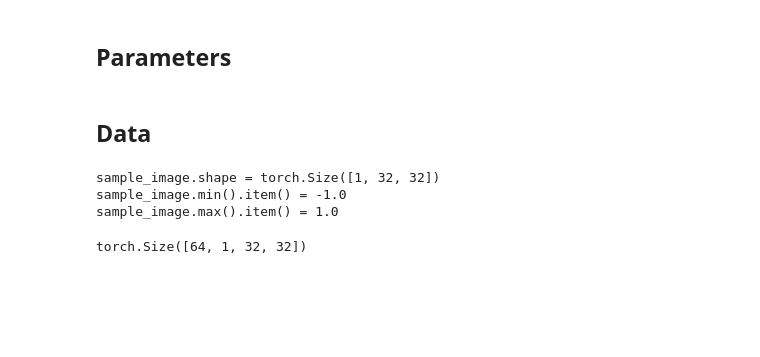
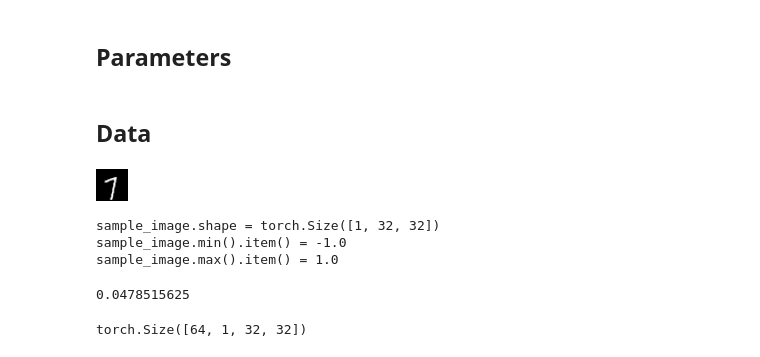
Before and after one commit to Calcifer777/learn-deep-learning, a Jupyter notebook: generative-models/samples/WGAN_PL_mnist.ipynb, the cells around one changed output. Cells and saved outputs as stored; diff of their text form; code cells hidden in the pictures; blank space fills up the shorter version.

```diff
--- a/generative-models/samples/WGAN_PL_mnist.ipynb
+++ b/generative-models/samples/WGAN_PL_mnist.ipynb
@@ -86,0 +72,3 @@ def transform(img):
+# %%
+def resize(img):
+    return img.resize((32, 32))
@@ -89,11 +83,21 @@ ds_train = datasets.MNIST(
     "./data/mnist/",
     download=True,
     train=True,
-    transform=transform,
+    transform=T.Compose([
+        resize,
+        T.ToTensor(),
+        T.Normalize(0.5, 0.5)
+    ]),
 )
 ds_train_base = datasets.MNIST(
     "./data/mnist/",
     train=True,
-    transform=transform_base,
+    transform=resize,
 )
+# %%
+sample_image_base = ds_train_base[42][0]
+arr_base = np.array(sample_image_base)
+sample_image_base
+# %% [output]
+[figure, added]
 # %%
@@ -116,3 +116,7 @@ np.testing.assert_allclose(arr_base, arr_rec)
+# %%
+np.abs(arr_base - arr_rec).mean()
+# %% [output]
+0.0478515625
 # %%
 dl_train = DataLoader(
     dataset=ds_train,
```
Also changed, not shown: parts of 15 cells of this notebook.
